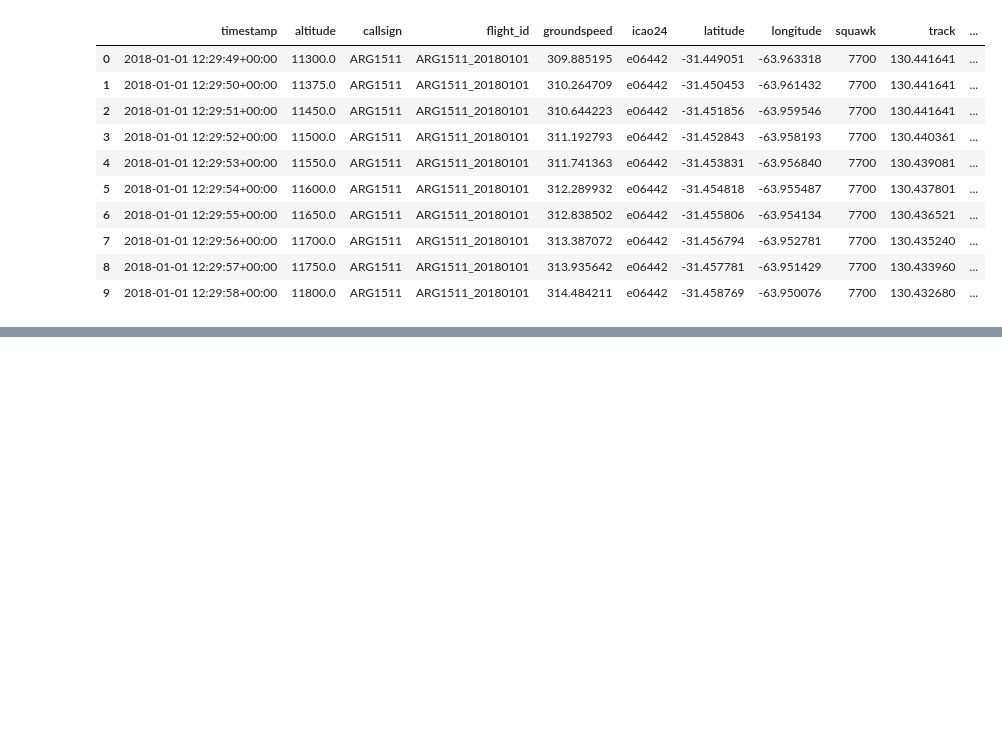
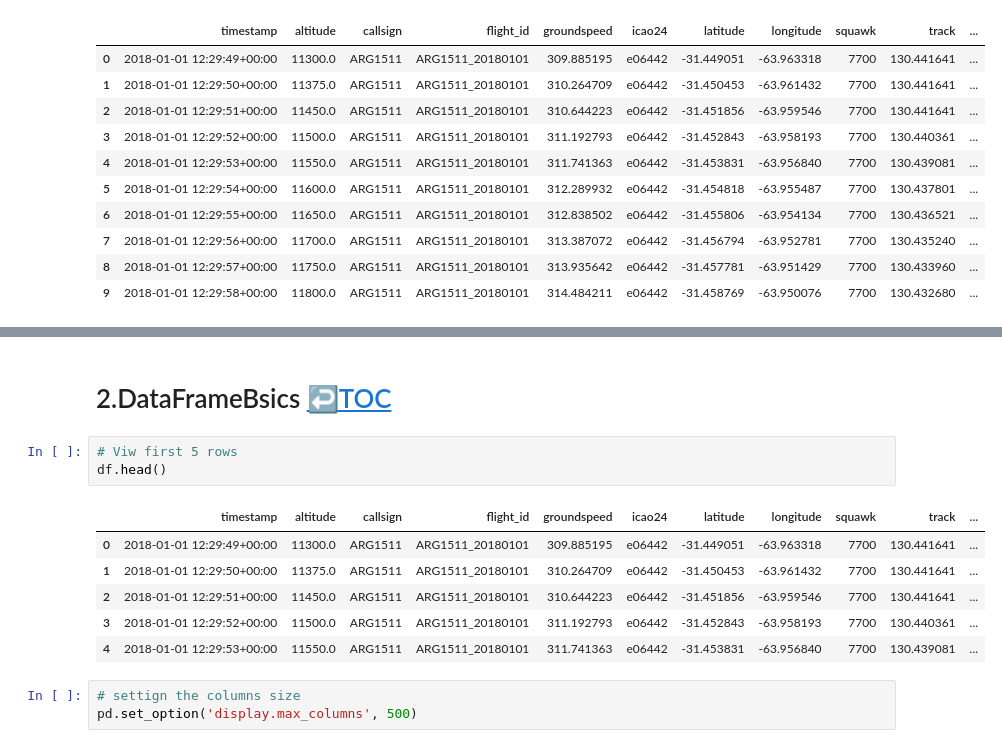
Before and after one commit to kachraz/ytlpda, a Jupyter notebook: KAG/ytleapan.ipynb, the cells around one changed output, grey strips where cells are left out. Drawn from its saved outputs; the diff is of its cells as text; blank space fills up the shorter version.

```diff
--- a/KAG/ytleapan.ipynb
+++ b/KAG/ytleapan.ipynb
@@ -125,3 +126,18 @@ df2.tail(10)
 | 4344356 | 2020-01-29 04:09:50+00:00 | 652.083333 | ASH6299 | ASH6299_20200129 | 137.440778 | ac2bb8 | 40.002816 | -82.900547 | 2756 | 274.590543 | ... |
 | 4344357 | 2020-01-29 04:09:51+00:00 | 651.041667 | ASH6299 | ASH6299_20200129 | 137.440778 | ac2bb8 | 40.002842 | -82.901011 | 2756 | 274.590543 | ... |
 | 4344358 | 2020-01-29 04:09:52+00:00 | 650.000000 | ASH6299 | ASH6299_20200129 | 137.440778 | ac2bb8 | 40.002869 | -82.901474 | 2756 | 274.590543 | ... |
+# %% [markdown]
+# 2.DataFrameBsics <a class="anchor" id="s3"></a> [↩️TOC](#toc)
+# %%
+# Viw first 5 rows
+df.head()
+# %% [output]
+|  | timestamp | altitude | callsign | flight_id | groundspeed | icao24 | latitude | longitude | squawk | track | ... |
+| 0 | 2018-01-01 12:29:49+00:00 | 11300.0 | ARG1511 | ARG1511_20180101 | 309.885195 | e06442 | -31.449051 | -63.963318 | 7700 | 130.441641 | ... |
+| 1 | 2018-01-01 12:29:50+00:00 | 11375.0 | ARG1511 | ARG1511_20180101 | 310.264709 | e06442 | -31.450453 | -63.961432 | 7700 | 130.441641 | ... |
+| 2 | 2018-01-01 12:29:51+00:00 | 11450.0 | ARG1511 | ARG1511_20180101 | 310.644223 | e06442 | -31.451856 | -63.959546 | 7700 | 130.441641 | ... |
+| 3 | 2018-01-01 12:29:52+00:00 | 11500.0 | ARG1511 | ARG1511_20180101 | 311.192793 | e06442 | -31.452843 | -63.958193 | 7700 | 130.440361 | ... |
+| 4 | 2018-01-01 12:29:53+00:00 | 11550.0 | ARG1511 | ARG1511_20180101 | 311.741363 | e06442 | -31.453831 | -63.956840 | 7700 | 130.439081 | ... |
+# %%
+# settign the columns size
+pd.set_option('display.max_columns', 500)
```
Also changed, not shown: parts of 18 cells of this notebook.
